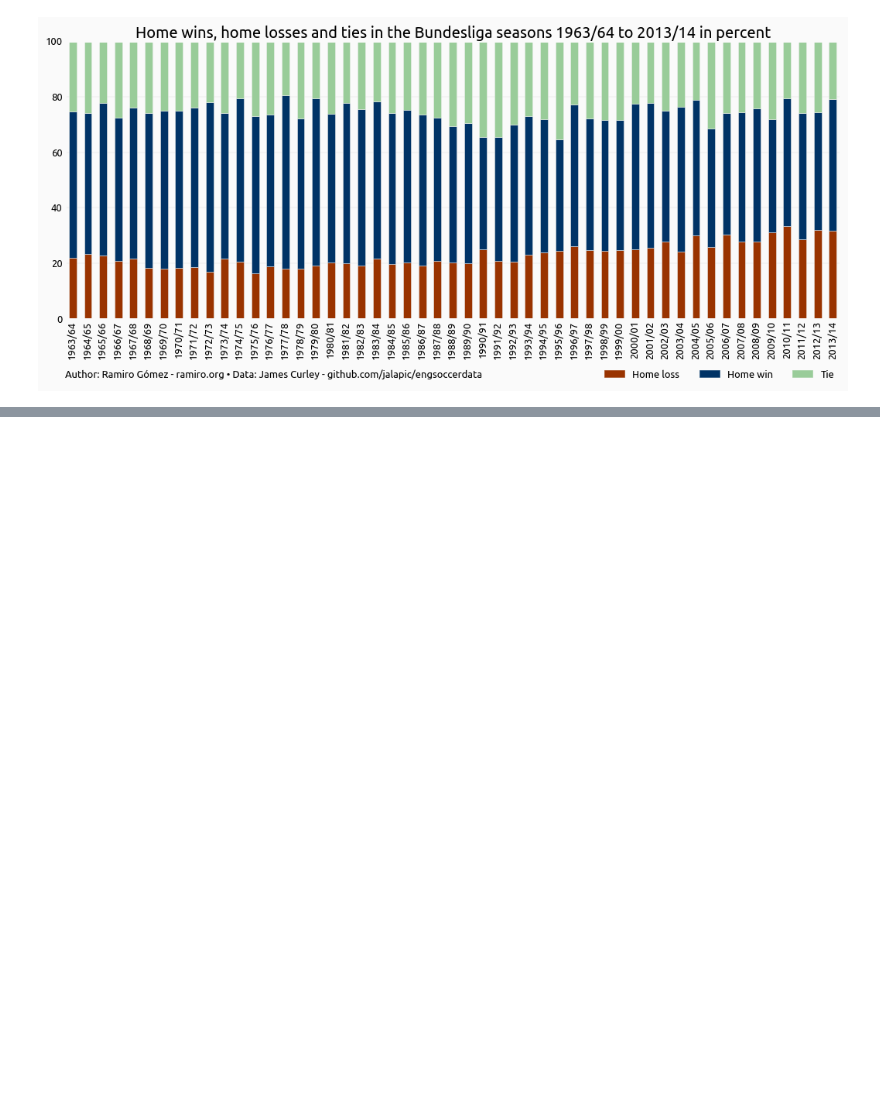
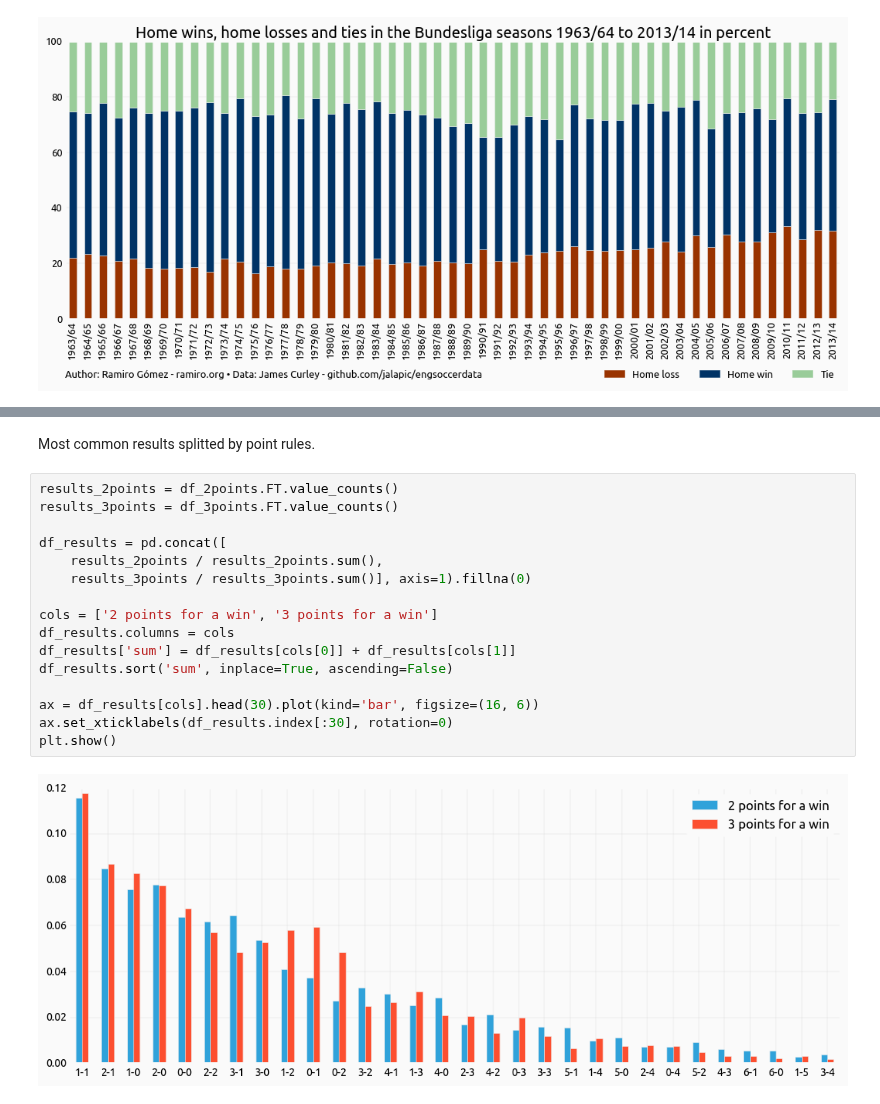
Before and after one commit to yaph/ipython-notebooks, a Jupyter notebook: experiment.ipynb, the cells around one changed output, grey strips where cells are left out. Cells and saved outputs as stored; diff of their text form; blank space fills up the shorter version.

```diff
--- a/experiment.ipynb
+++ b/experiment.ipynb
@@ -153,0 +174,20 @@ plt.show()
+# %% [markdown]
+Most common results splitted by point rules.
+# %%
+results_2points = df_2points.FT.value_counts()
+results_3points = df_3points.FT.value_counts()
+
+df_results = pd.concat([
+    results_2points / results_2points.sum(),
+    results_3points / results_3points.sum()], axis=1).fillna(0)
+
+cols = ['2 points for a win', '3 points for a win']
+df_results.columns = cols
+df_results['sum'] = df_results[cols[0]] + df_results[cols[1]]
+df_results.sort('sum', inplace=True, ascending=False)
+
+ax = df_results[cols].head(30).plot(kind='bar', figsize=(16, 6))
+ax.set_xticklabels(df_results.index[:30], rotation=0)
+plt.show()
+# %% [output]
+[figure, added]
```
Also changed, not shown: parts of 12 cells of this notebook.
